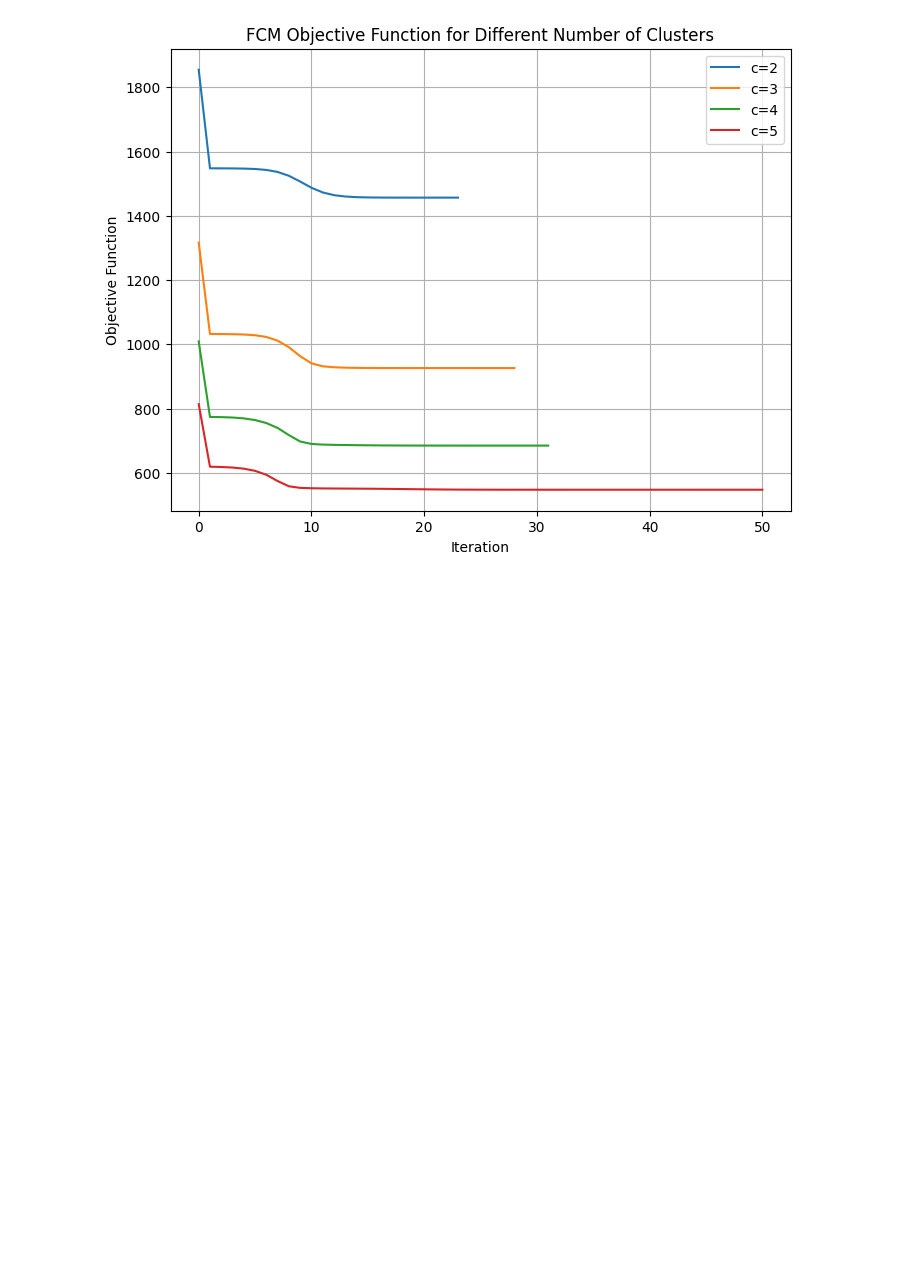
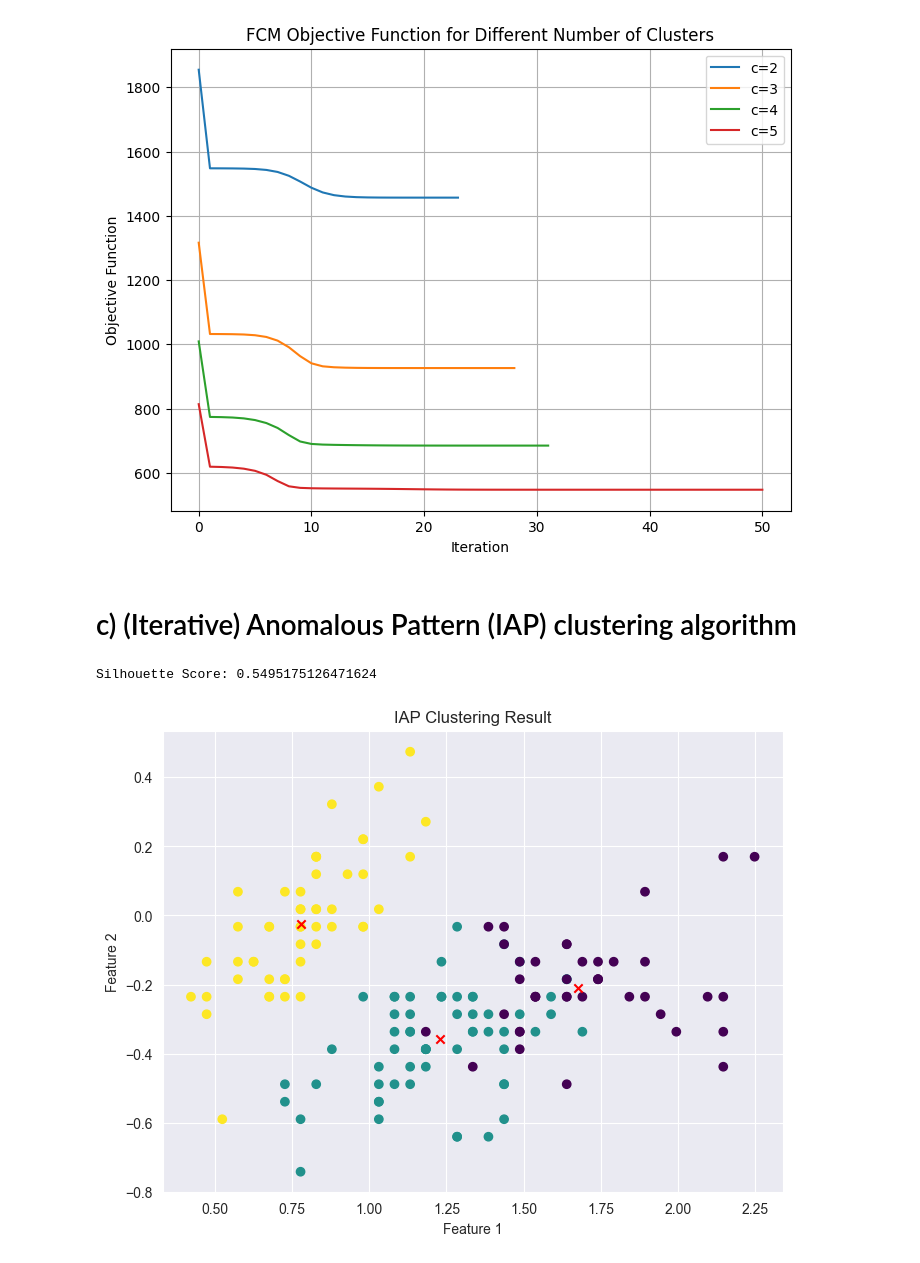
Before and after one commit to wumengyuu/PAD, a Jupyter notebook: FCM.ipynb, the cells around one changed output. Drawn from its saved outputs; the diff is of its cells as text; code cells hidden in the pictures; blank space fills up the shorter version.

```diff
--- a/FCM.ipynb
+++ b/FCM.ipynb
@@ -62,3 +62,5 @@ plt.grid(True)
 plt.show()
 # %% [output]
 [figure]
+# %% [markdown]
+# c) (Iterative) Anomalous Pattern (IAP) clustering algorithm
@@ -64,0 +94,39 @@ plt.show()
+# %%
+from sklearn.datasets import load_iris
+
+# Load Iris dataset
+iris = load_iris()
+X = iris.data
+y = iris.target
+
+# Normalize the data
+#scaler = StandardScaler()
+X_scaled = normalization_zscore(X)
+# %%
+# Parameters
+c = 3  # Number of clusters
+m = 2  # Fuzziness degree
+error = 0.005  # Stopping criterion
+maxiter = 1000  # Maximum number of iterations
+
+# Apply IAP clustering
+cntr, u, jm = IAP_clustering(X_scaled, c, m, error, maxiter)
+# %%
+# Assign clusters based on the highest membership value
+cluster_labels = np.argmax(u, axis=0)
+
+# Calculate silhouette score
+sil_score = silhouette_score(X_scaled, cluster_labels)
+print(f'Silhouette Score: {sil_score}')
+
+# Visualize the clustering result
+plt.figure(figsize=(8, 6))
+plt.scatter(X_scaled[:, 0], X_scaled[:, 1], c=cluster_labels, cmap='viridis', marker='o')
+plt.scatter(cntr[:, 0], cntr[:, 1], c='red', marker='x')  # Cluster centers
+plt.title('IAP Clustering Result')
+plt.xlabel('Feature 1')
+plt.ylabel('Feature 2')
+plt.show()
+# %% [output]
+Silhouette Score: 0.5495175126471624
+[figure, added]
```
Also changed, not shown: parts of 1 cell of this notebook.
